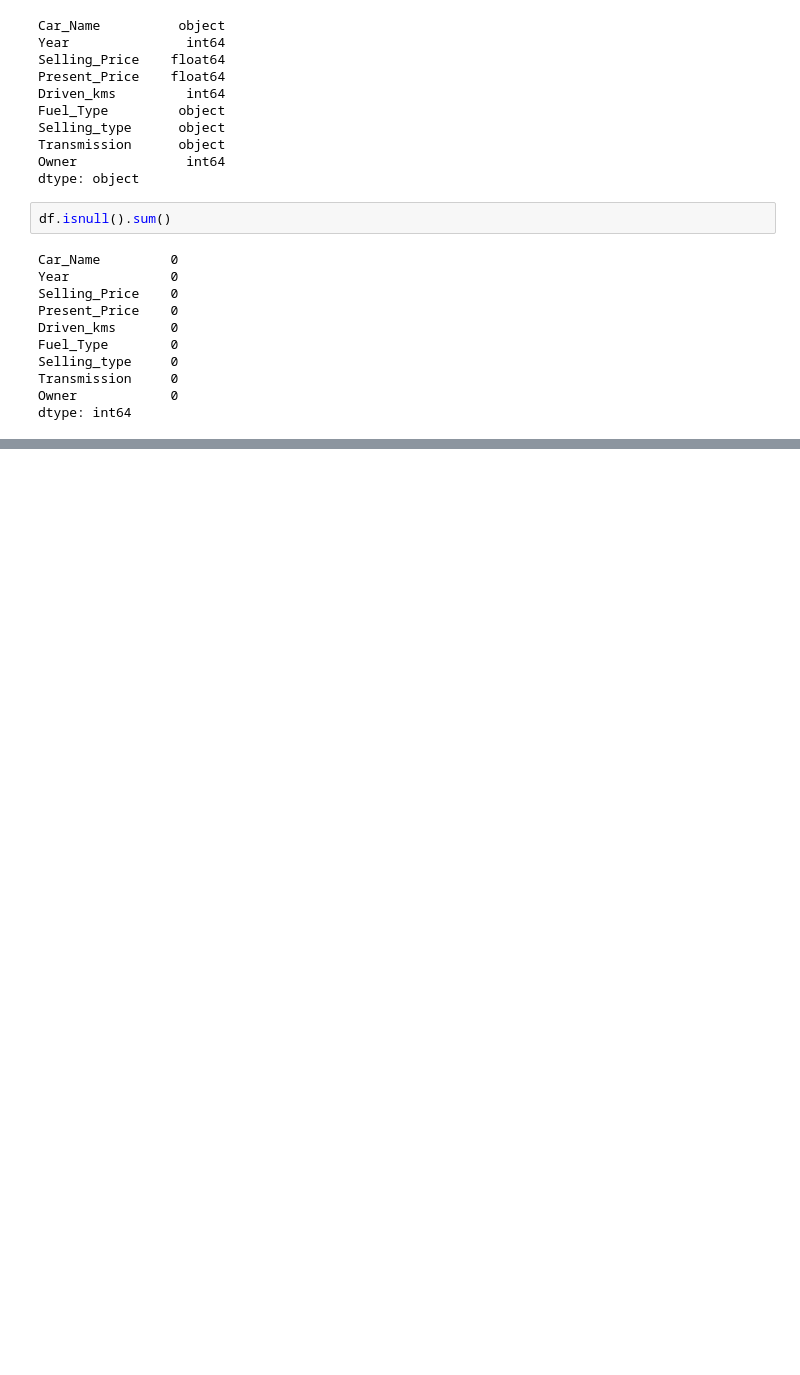
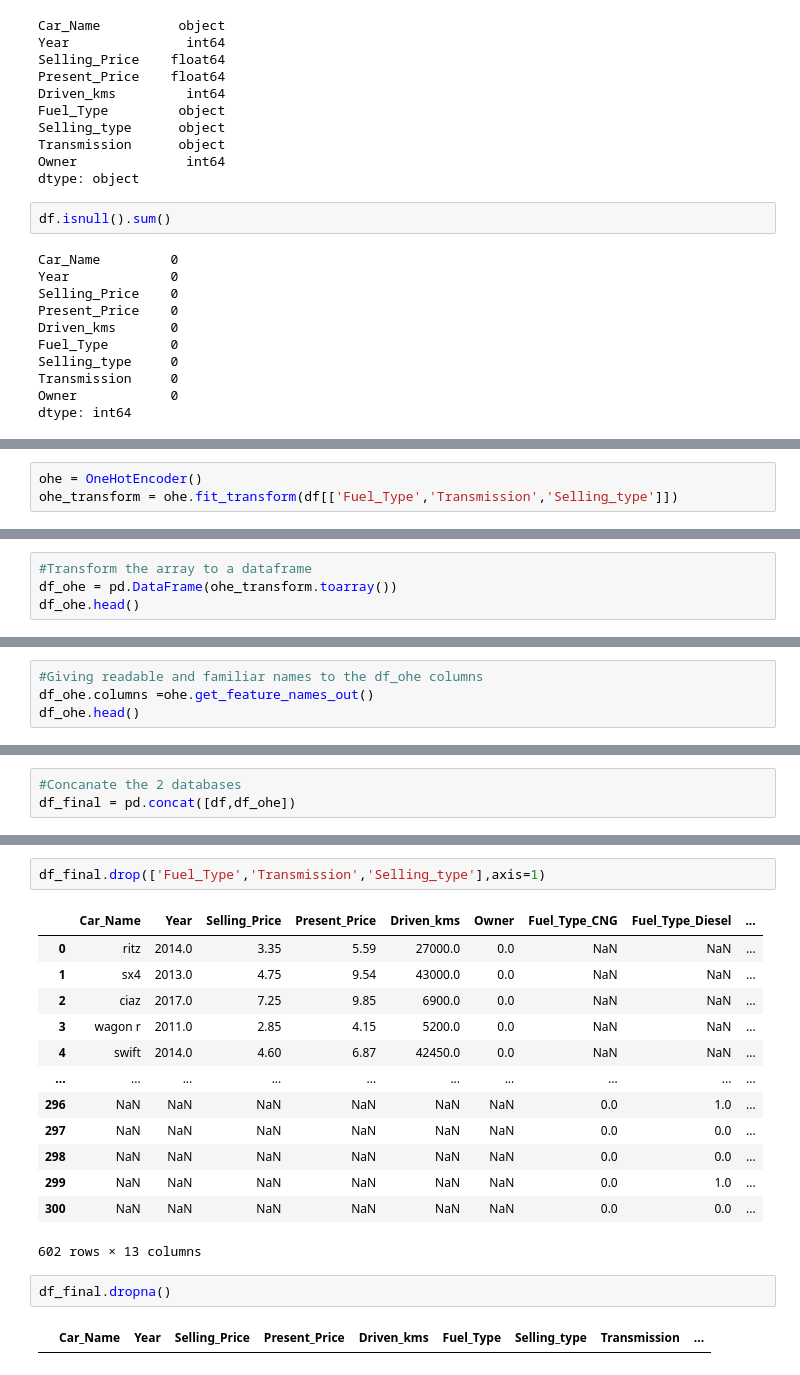
Before and after one commit to joseafonsoii/CodeAlpha_Tasks_Data_Sciense_Internship, a Jupyter notebook: CodeAlpha_Car Price Prediction with Machine Learning/task3.ipynb, the cells around one changed output, grey strips where cells are left out. Drawn from its saved outputs; the diff is of its cells as text; blank space fills up the shorter version.

```diff
--- a/CodeAlpha_Car Price Prediction with Machine Learning/task3.ipynb
+++ b/CodeAlpha_Car Price Prediction with Machine Learning/task3.ipynb
@@ -66,0 +127,3 @@ KeyError: "['Owner'] not found in axis"
+# %%
+ohe = OneHotEncoder()
+ohe_transform = ohe.fit_transform(df[['Fuel_Type','Transmission','Selling_type']])
@@ -66,0 +141,4 @@ KeyError: "['Owner'] not found in axis"
+# %%
+#Transform the array to a dataframe
+df_ohe = pd.DataFrame(ohe_transform.toarray())
+df_ohe.head()
@@ -66,0 +152,4 @@ KeyError: "['Owner'] not found in axis"
+# %%
+#Giving readable and familiar names to the df_ohe columns
+df_ohe.columns =ohe.get_feature_names_out()
+df_ohe.head()
@@ -66,0 +163,3 @@ KeyError: "['Owner'] not found in axis"
+# %%
+#Concanate the 2 databases
+df_final = pd.concat([df,df_ohe])
@@ -66,0 +220,20 @@ KeyError: "['Owner'] not found in axis"
+# %%
+df_final.drop(['Fuel_Type','Transmission','Selling_type'],axis=1)
+# %% [output]
+|  | Car_Name | Year | Selling_Price | Present_Price | Driven_kms | Owner | Fuel_Type_CNG | Fuel_Type_Diesel | ... |
+| 0 | ritz | 2014.0 | 3.35 | 5.59 | 27000.0 | 0.0 | NaN | NaN | ... |
+| 1 | sx4 | 2013.0 | 4.75 | 9.54 | 43000.0 | 0.0 | NaN | NaN | ... |
+| 2 | ciaz | 2017.0 | 7.25 | 9.85 | 6900.0 | 0.0 | NaN | NaN | ... |
+| 3 | wagon r | 2011.0 | 2.85 | 4.15 | 5200.0 | 0.0 | NaN | NaN | ... |
+| 4 | swift | 2014.0 | 4.60 | 6.87 | 42450.0 | 0.0 | NaN | NaN | ... |
+| ... | ... | ... | ... | ... | ... | ... | ... | ... | ... |
+| 296 | NaN | NaN | NaN | NaN | NaN | NaN | 0.0 | 1.0 | ... |
+| 297 | NaN | NaN | NaN | NaN | NaN | NaN | 0.0 | 0.0 | ... |
+| 298 | NaN | NaN | NaN | NaN | NaN | NaN | 0.0 | 0.0 | ... |
+| 299 | NaN | NaN | NaN | NaN | NaN | NaN | 0.0 | 1.0 | ... |
+| 300 | NaN | NaN | NaN | NaN | NaN | NaN | 0.0 | 0.0 | ... |
+602 rows × 13 columns
+# %%
+df_final.dropna()
+# %% [output]
+|  | Car_Name | Year | Selling_Price | Present_Price | Driven_kms | Fuel_Type | Selling_type | Transmission | ... |
```
Also changed, not shown: parts of 19 cells of this notebook, 4 other files.
